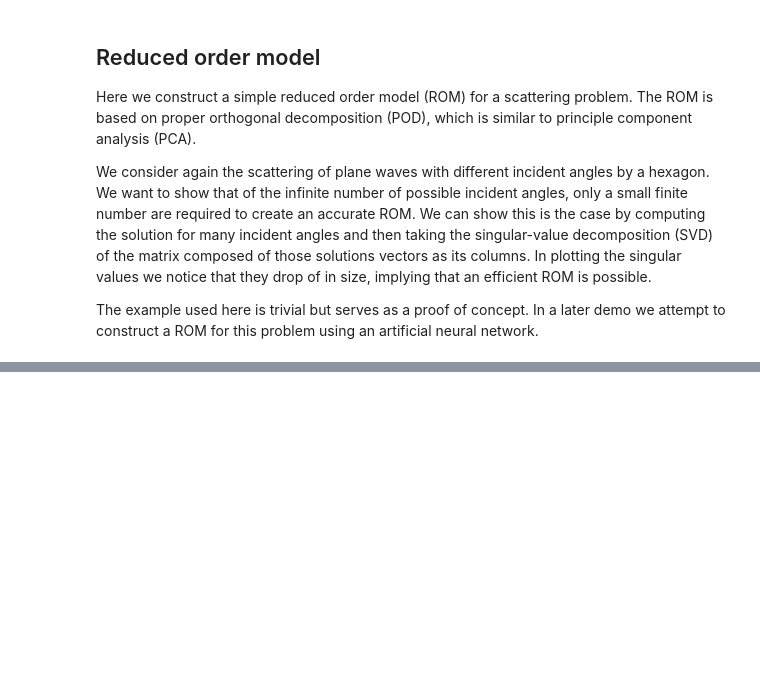
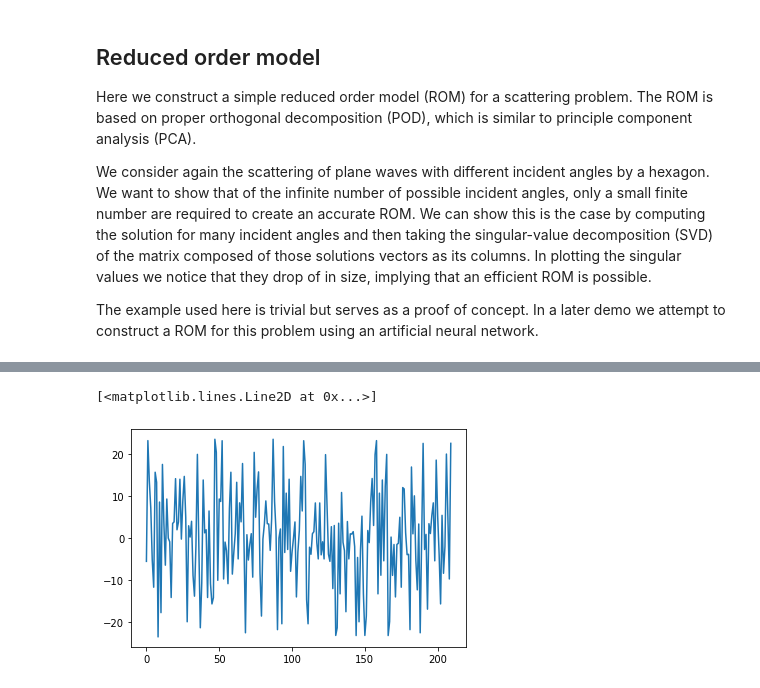
Before and after one commit to samuelpgroth/vines, a Jupyter notebook: demo/acoustics/demo3_reduced_order_model.ipynb, the cells around one changed output, grey strips where cells are left out. Saved outputs shown, nothing was run; the diff lists cells and outputs as text; code cells hidden in the pictures; blank space fills up the shorter version.

```diff
--- a/demo/acoustics/demo3_reduced_order_model.ipynb
+++ b/demo/acoustics/demo3_reduced_order_model.ipynb
@@ -170,0 +186,8 @@ Now let's try this using an artificial neural network instead of POD.
+# %%
+# Split data into test and train sets
+theta_train, theta_test, c_train, c_test = train_test_split(angles[:-1], c_stack.T, test_size=0.3, random_state=42)
+# %%
+plt.plot(c_train[:,0])
+# %% [output]
+[<matplotlib.lines.Line2D at 0x...>]
+[figure, added]
```
Also changed, not shown: parts of 28 cells of this notebook, 4 other files.
